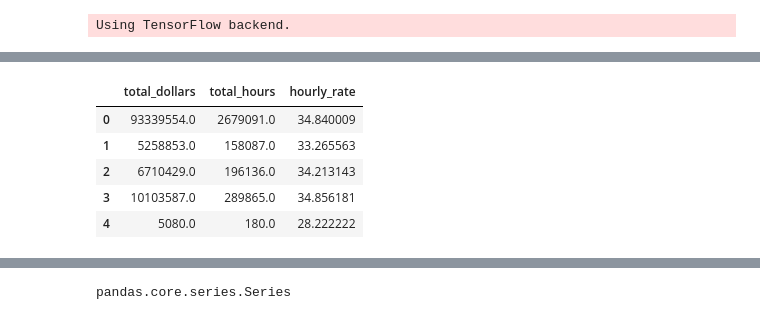
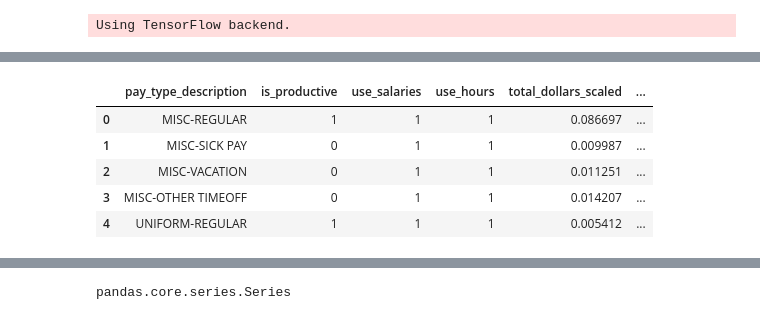
Before and after one commit to ChangyuYan/Paytype-Classifier, a Jupyter notebook: Analysis.ipynb, the cells around one changed output, grey strips where cells are left out. Drawn from its saved outputs; the diff is of its cells as text; code cells hidden in the pictures.

Commit message:
normalized data, but still need to adjust parameters and hyperparameters

```diff
--- a/Analysis.ipynb
+++ b/Analysis.ipynb
@@ -279,0 +285,5 @@ train.head()
+# %%
+data["total_dollars_scaled"] = min_max_scaler.fit_transform(data[["total_dollars"]])
+data["total_hours_scaled"] = min_max_scaler.fit_transform(data[["total_hours"]])
+data["hourly_rate_scaled"] = min_max_scaler.fit_transform(data[["hourly_rate"]])
+data.head()
@@ -280,9 +297,10 @@ train.head()
 # %%
-train[["total_dollars", "total_hours", "hourly_rate"]].head()
+data = data.drop(["total_dollars", "total_hours", "hourly_rate"], axis = 1);
+data.head()
 # %% [output]
-|  | total_dollars | total_hours | hourly_rate |
-| 0 | 93339554.0 | 2679091.0 | 34.840009 |
-| 1 | 5258853.0 | 158087.0 | 33.265563 |
-| 2 | 6710429.0 | 196136.0 | 34.213143 |
-| 3 | 10103587.0 | 289865.0 | 34.856181 |
-| 4 | 5080.0 | 180.0 | 28.222222 |
+|  | pay_type_description | is_productive | use_salaries | use_hours | total_dollars_scaled | ... |
+| 0 | MISC-REGULAR | 1 | 1 | 1 | 0.086697 | ... |
+| 1 | MISC-SICK PAY | 0 | 1 | 1 | 0.009987 | ... |
+| 2 | MISC-VACATION | 0 | 1 | 1 | 0.011251 | ... |
+| 3 | MISC-OTHER TIMEOFF | 0 | 1 | 1 | 0.014207 | ... |
+| 4 | UNIFORM-REGULAR | 1 | 1 | 1 | 0.005412 | ... |
```
Also changed, not shown: parts of 15 cells of this notebook.
